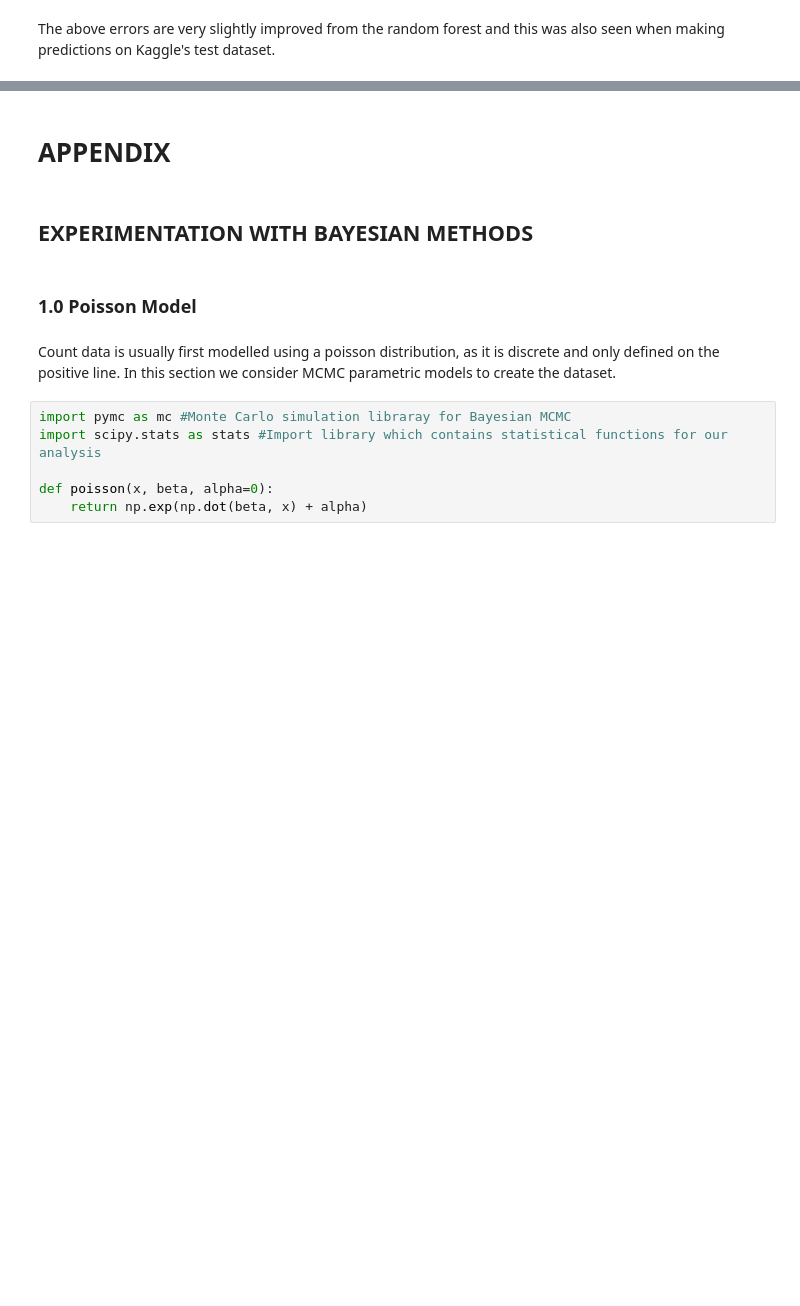
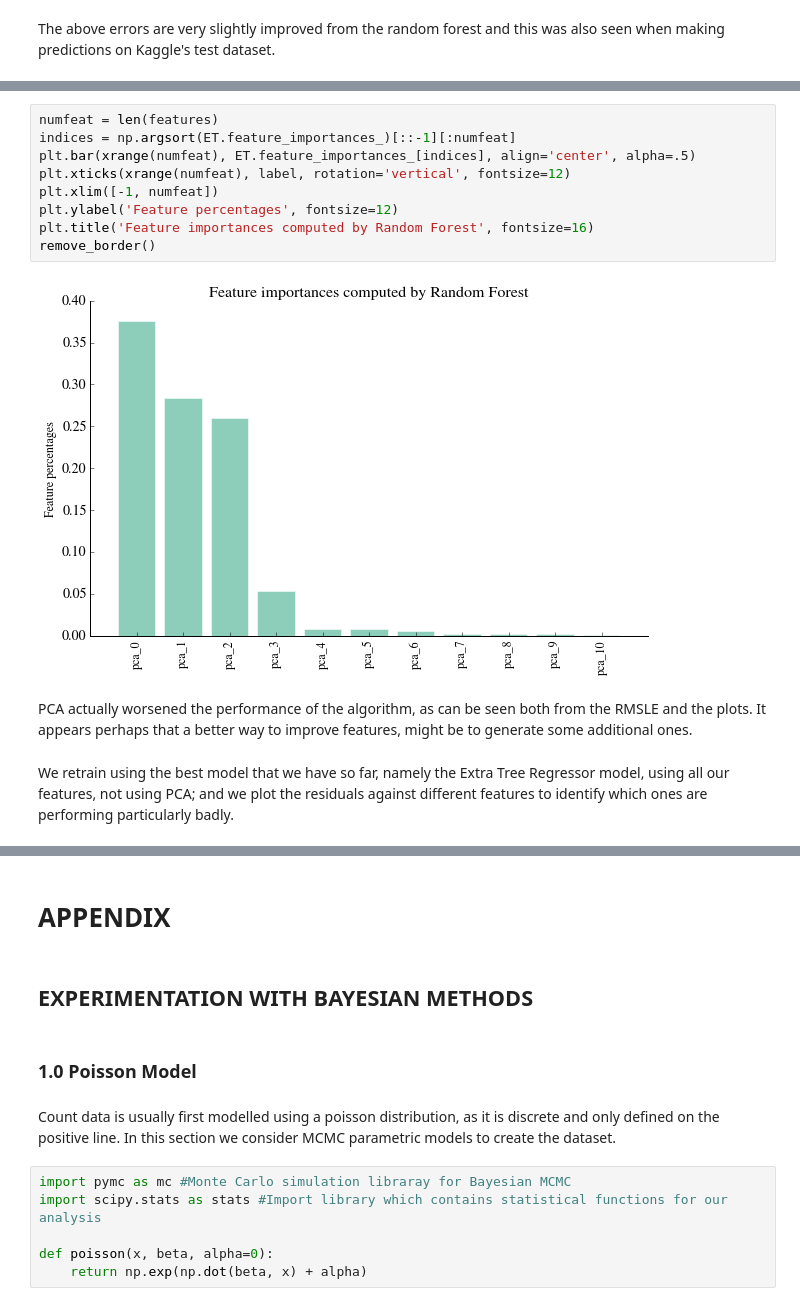
Before and after one commit to fraser-campbell/Machine-Learning-Projects, a Jupyter notebook: Bike Sharing/Bike Sharing.ipynb, the cells around one changed output, grey strips where cells are left out. Drawn from its saved outputs; the diff is of its cells as text; blank space fills up the shorter version.

```diff
--- a/Bike Sharing/Bike Sharing.ipynb
+++ b/Bike Sharing/Bike Sharing.ipynb
@@ -770,0 +858,15 @@ pd.DataFrame.to_csv(dfET, 'submission_ET.csv', index = False)
+# %%
+numfeat = len(features)
+indices = np.argsort(ET.feature_importances_)[::-1][:numfeat]
+plt.bar(xrange(numfeat), ET.feature_importances_[indices], align='center', alpha=.5)
+plt.xticks(xrange(numfeat), label, rotation='vertical', fontsize=12)
+plt.xlim([-1, numfeat])
+plt.ylabel('Feature percentages', fontsize=12)
+plt.title('Feature importances computed by Random Forest', fontsize=16)
+remove_border()
+# %% [output]
+[figure, added]
+# %% [markdown]
+PCA actually worsened the performance of the algorithm, as can be seen both from the RMSLE and the plots. It appears perhaps that a better way to improve features, might be to generate some additional ones.
+# %% [markdown]
+We retrain using the best model that we have so far, namely the Extra Tree Regressor model, using all our features, not using PCA; and we plot the residuals against different features to identify which ones are performing particularly badly.
```
Also changed, not shown: parts of 23 cells of this notebook.
